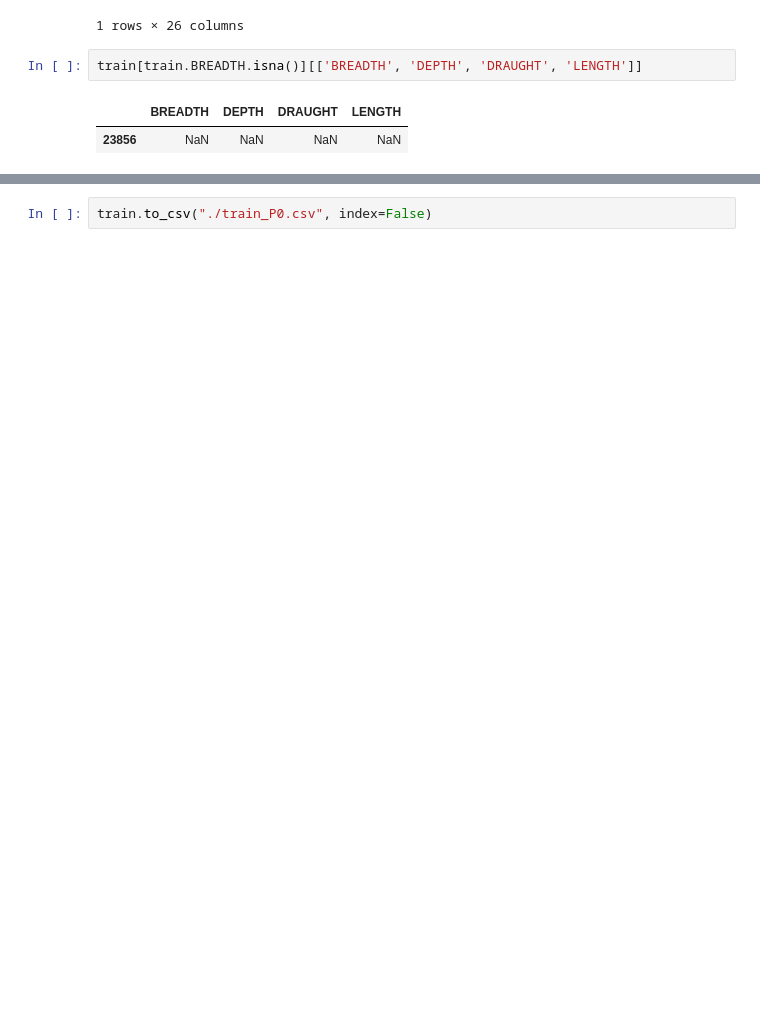
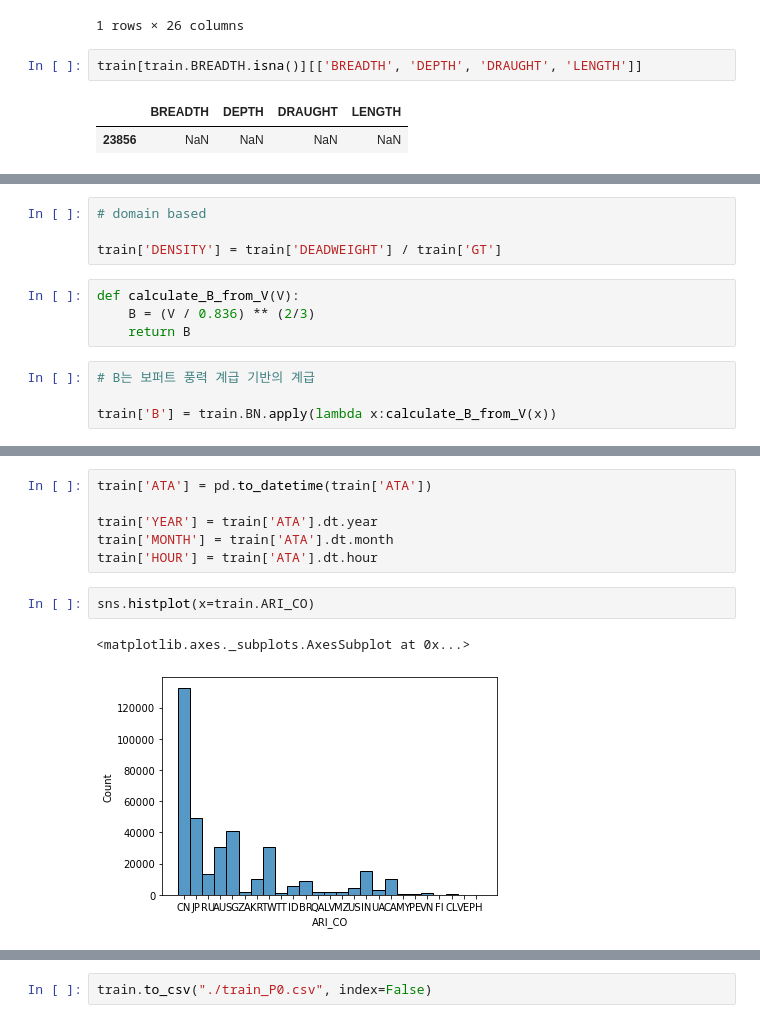
Before and after one commit to tree-jhk/HDHyundai_AI_Challenge, a Jupyter notebook: eda.ipynb, the cells around one changed output, grey strips where cells are left out. Drawn from its saved outputs; the diff is of its cells as text; blank space fills up the shorter version.

```diff
--- a/eda.ipynb
+++ b/eda.ipynb
@@ -335,0 +368,12 @@ train['LENGTH'].fillna(train['LENGTH'].mean(), inplace=True)
+# %%
+# domain based
+
+train['DENSITY'] = train['DEADWEIGHT'] / train['GT']
+# %%
+def calculate_B_from_V(V):
+    B = (V / 0.836) ** (2/3)
+    return B
+# %%
+# B는 보퍼트 풍력 계급 기반의 계급
+
+train['B'] = train.BN.apply(lambda x:calculate_B_from_V(x))
@@ -335,0 +395,11 @@ train['LENGTH'].fillna(train['LENGTH'].mean(), inplace=True)
+# %%
+train['ATA'] = pd.to_datetime(train['ATA'])
+
+train['YEAR'] = train['ATA'].dt.year
+train['MONTH'] = train['ATA'].dt.month
+train['HOUR'] = train['ATA'].dt.hour
+# %%
+sns.histplot(x=train.ARI_CO)
+# %% [output]
+<matplotlib.axes._subplots.AxesSubplot at 0x...>
+[figure, added]
```
Also changed, not shown: parts of 12 cells of this notebook.
